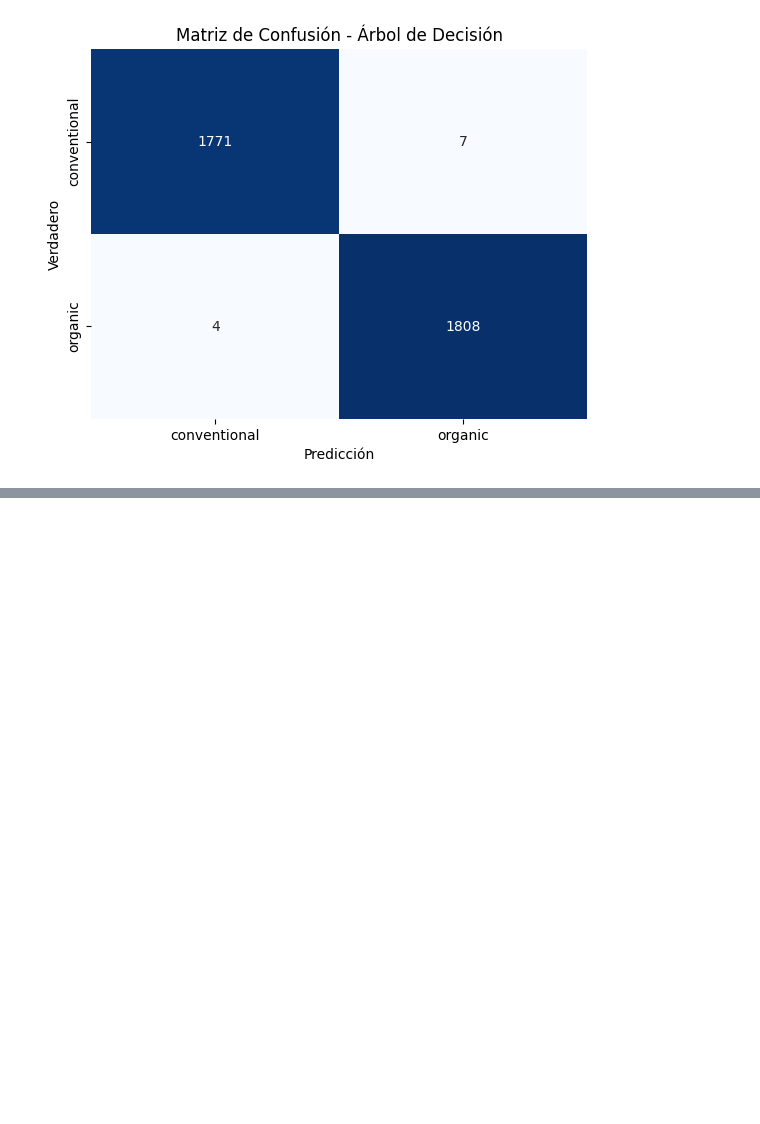
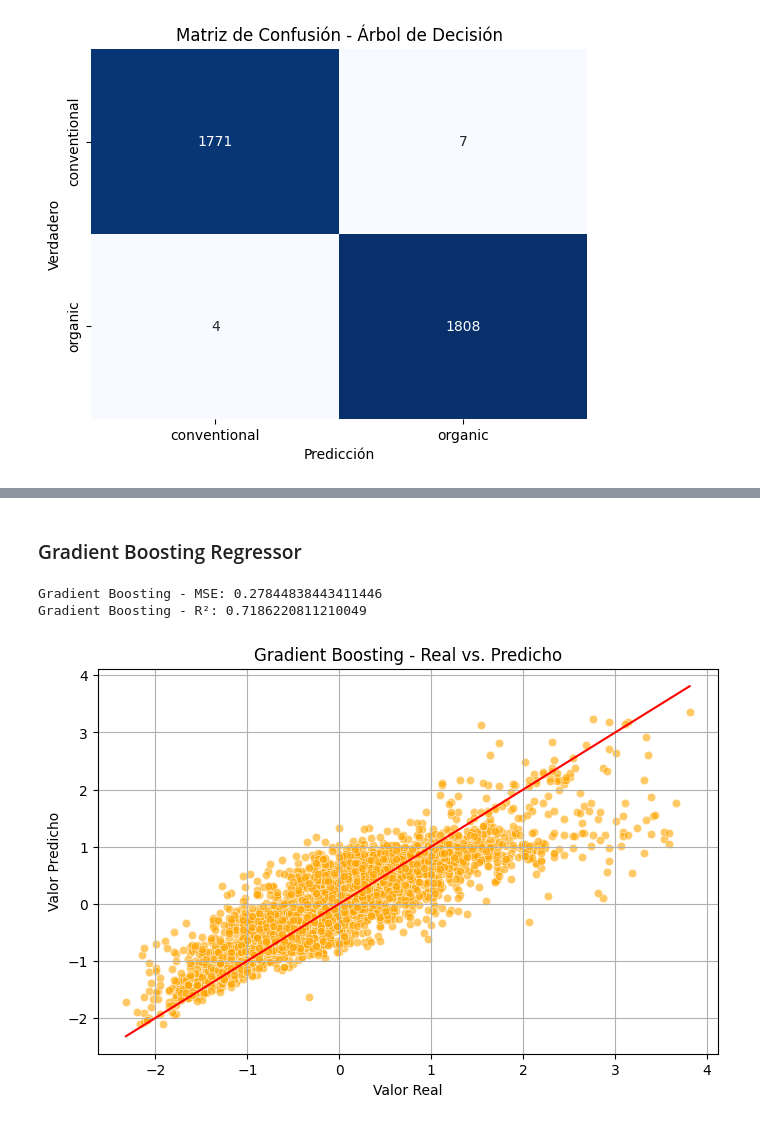
Before and after one commit to JhonnyGod/CienciaDeDatos-Proyecto2, a Jupyter notebook: proyecto2.ipynb, the cells around one changed output, grey strips where cells are left out. Cells and saved outputs as stored; diff of their text form; code cells hidden in the pictures; blank space fills up the shorter version.

```diff
--- a/proyecto2.ipynb
+++ b/proyecto2.ipynb
@@ -704,0 +794,28 @@ plt.show()
+# %% [markdown]
+### Gradient Boosting Regressor
+# %%
+
+gb = GradientBoostingRegressor(
+    n_estimators=200,
+    learning_rate=0.05,
+    max_depth=4,
+    random_state=42
+)
+gb.fit(X_train, y_train)
+y_pred_gb = gb.predict(X_test)
+
+print("Gradient Boosting - MSE:", mean_squared_error(y_test, y_pred_gb))
+print("Gradient Boosting - R²:", r2_score(y_test, y_pred_gb))
+
+plt.figure(figsize=(8, 5))
+sns.scatterplot(x=y_test, y=y_pred_rf, alpha=0.6, color='orange')
+plt.xlabel("Valor Real")
+plt.ylabel("Valor Predicho")
+plt.title("Gradient Boosting - Real vs. Predicho")
+plt.plot([y_test.min(), y_test.max()], [y_test.min(), y_test.max()], color='red')
+plt.grid(True)
+plt.show()
+# %% [output]
+Gradient Boosting - MSE: 0.27844838443411446
+Gradient Boosting - R²: 0.7186220811210049
+[figure, added]
```
Also changed, not shown: parts of 22 cells of this notebook.
